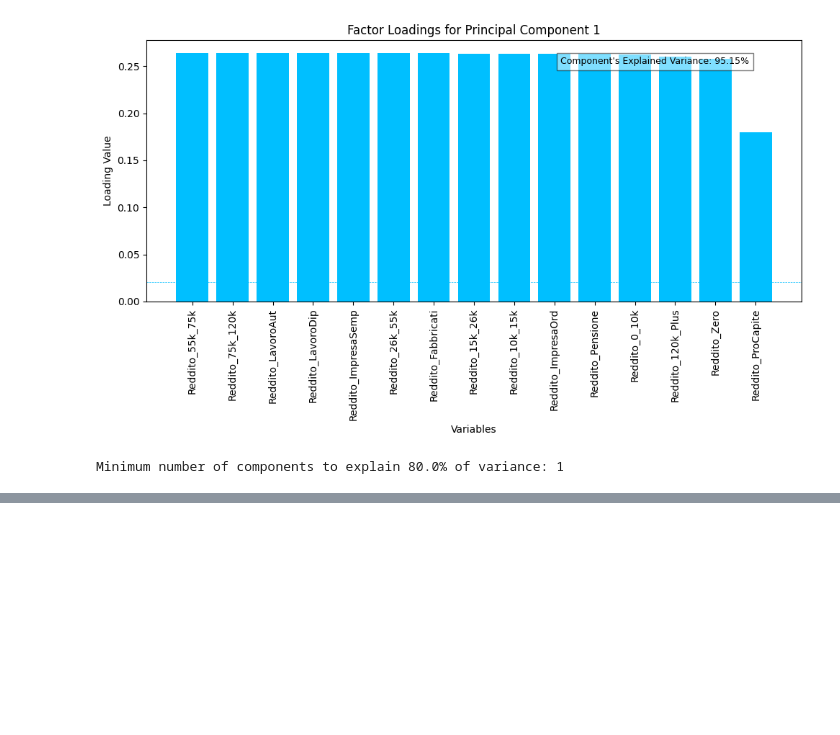
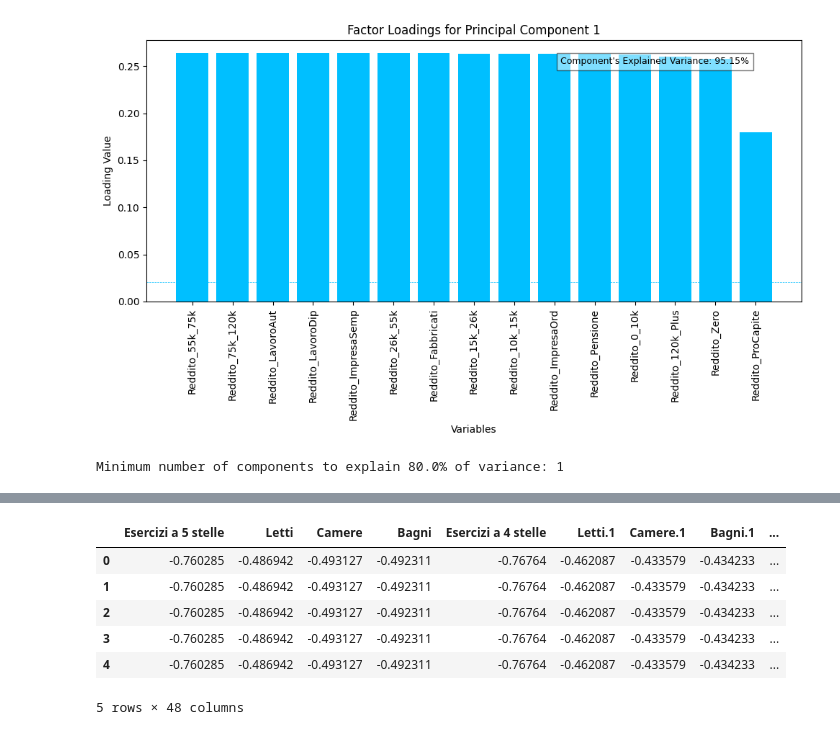
Before and after one commit to leonardoguida/real_estate_predictive_model, a Jupyter notebook: fileexploration.ipynb, the cells around one changed output, grey strips where cells are left out. Drawn from its saved outputs; the diff is of its cells as text; code cells hidden in the pictures; blank space fills up the shorter version.

```diff
--- a/fileexploration.ipynb
+++ b/fileexploration.ipynb
@@ -391,0 +459,15 @@ Minimum number of components to explain 80.0% of variance: 1
+# %%
+cols2 = var_turistiche.columns
+
+# Standardize the data
+df_standardized2 = scaler.fit_transform(var_turistiche)
+df_standardized2 = pd.DataFrame(df_standardized2, columns=cols2) #Ricreo df perchè lo scaler restituisce array
+df_standardized2.head()
+# %% [output]
+|  | Esercizi a 5 stelle | Letti | Camere | Bagni | Esercizi a 4 stelle | Letti.1 | Camere.1 | Bagni.1 | ... |
+| 0 | -0.760285 | -0.486942 | -0.493127 | -0.492311 | -0.76764 | -0.462087 | -0.433579 | -0.434233 | ... |
+| 1 | -0.760285 | -0.486942 | -0.493127 | -0.492311 | -0.76764 | -0.462087 | -0.433579 | -0.434233 | ... |
+| 2 | -0.760285 | -0.486942 | -0.493127 | -0.492311 | -0.76764 | -0.462087 | -0.433579 | -0.434233 | ... |
+| 3 | -0.760285 | -0.486942 | -0.493127 | -0.492311 | -0.76764 | -0.462087 | -0.433579 | -0.434233 | ... |
+| 4 | -0.760285 | -0.486942 | -0.493127 | -0.492311 | -0.76764 | -0.462087 | -0.433579 | -0.434233 | ... |
+5 rows × 48 columns
```
Also changed, not shown: parts of 26 cells of this notebook.
